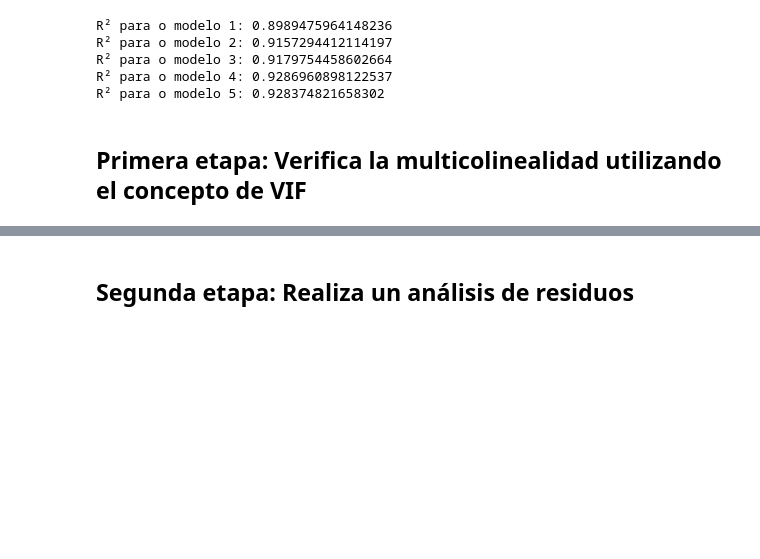
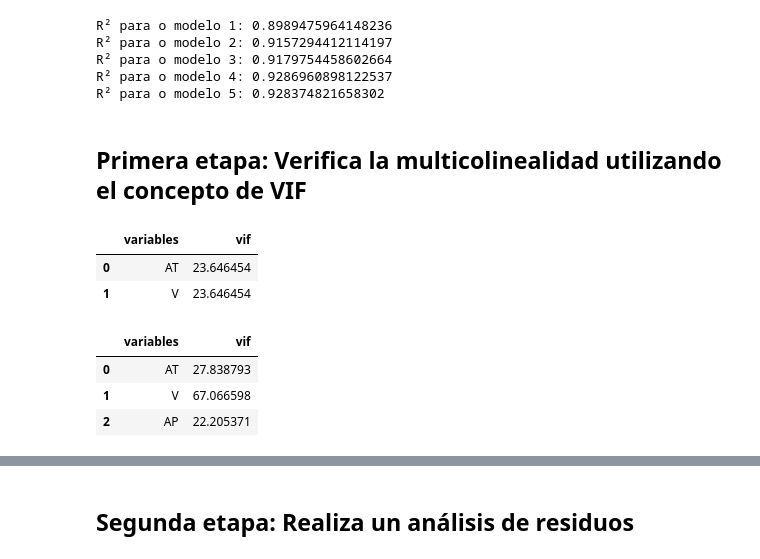
Before and after one commit to DanielRaiicHu/precio_de_inmuebles_regresion_lineal, a Jupyter notebook: precios_de_inmuebles_regresion_lineal.ipynb, the cells around one changed output, grey strips where cells are left out. Drawn from its saved outputs; the diff is of its cells as text; code cells hidden in the pictures; blank space fills up the shorter version.

```diff
--- a/precios_de_inmuebles_regresion_lineal.ipynb
+++ b/precios_de_inmuebles_regresion_lineal.ipynb
@@ -1103,0 +1112,27 @@ R² para o modelo 5: 0.928374821658302
+# %%
+# VIF 2
+# Creamos un DataFrame con las variables explicativas del modelo 2
+vif_energia_2 = pd.DataFrame()
+
+# Agregamos los nombres de las variables al DataFrame
+vif_energia_2['variables'] = explicativas_energia_2
+vif_energia_2['vif'] = [vif(X_4[explicativas_energia_2], i) for i in range(len(explicativas_energia_2))]
+vif_energia_2
+# %% [output]
+|  | variables | vif |
+| 0 | AT | 23.646454 |
+| 1 | V | 23.646454 |
+# %%
+# VIF 3
+# Creamos un DataFrame con las variables explicativas del modelo 3
+vif_energia_3 = pd.DataFrame()
+
+# Agregamos los nombres de las variables al DataFrame
+vif_energia_3['variables'] = explicativas_energia_3
+vif_energia_3['vif'] = [vif(X_4[explicativas_energia_3], i) for i in range(len(explicativas_energia_3))]
+vif_energia_3
+# %% [output]
+|  | variables | vif |
+| 0 | AT | 27.838793 |
+| 1 | V | 67.066598 |
+| 2 | AP | 22.205371 |
```
Also changed, not shown: parts of 5 cells of this notebook.
